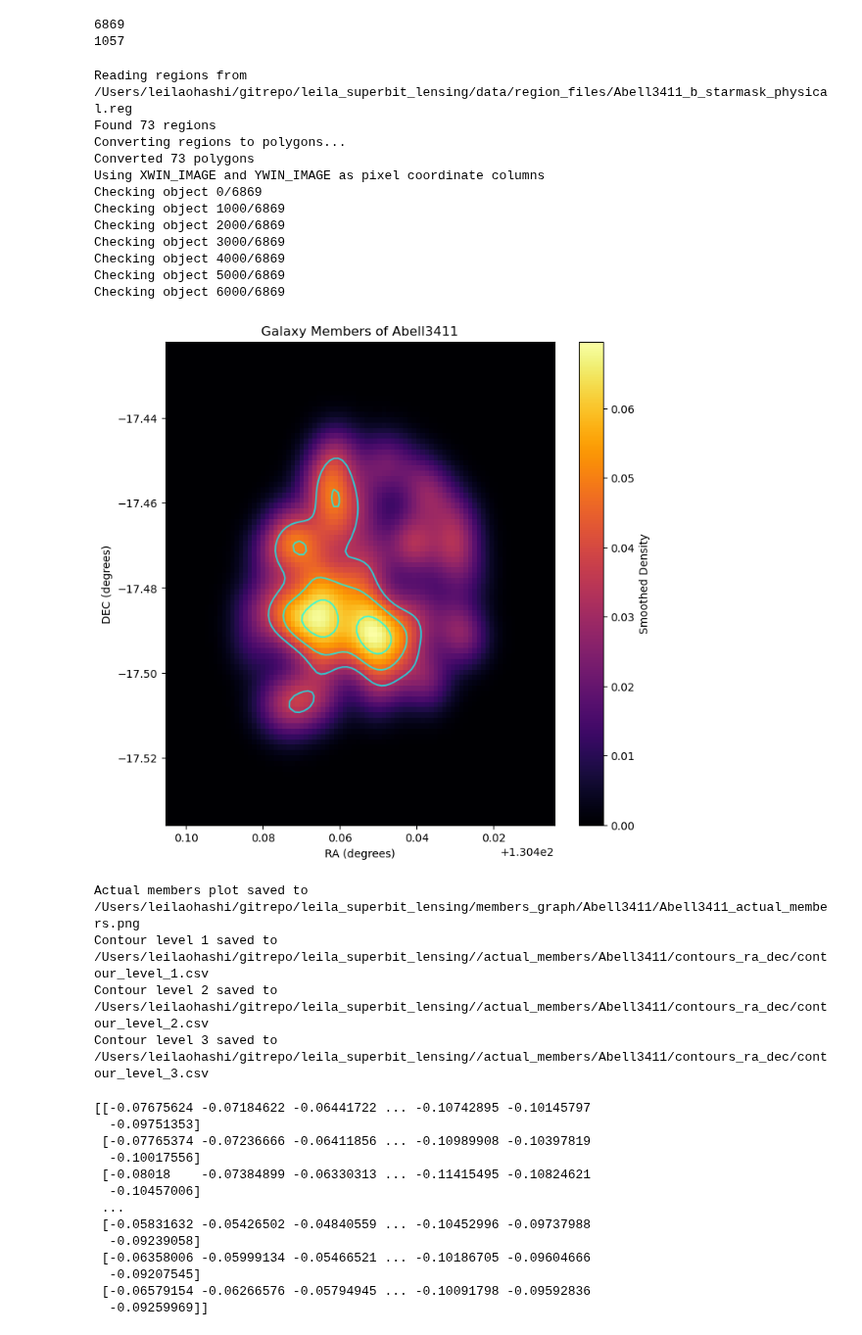
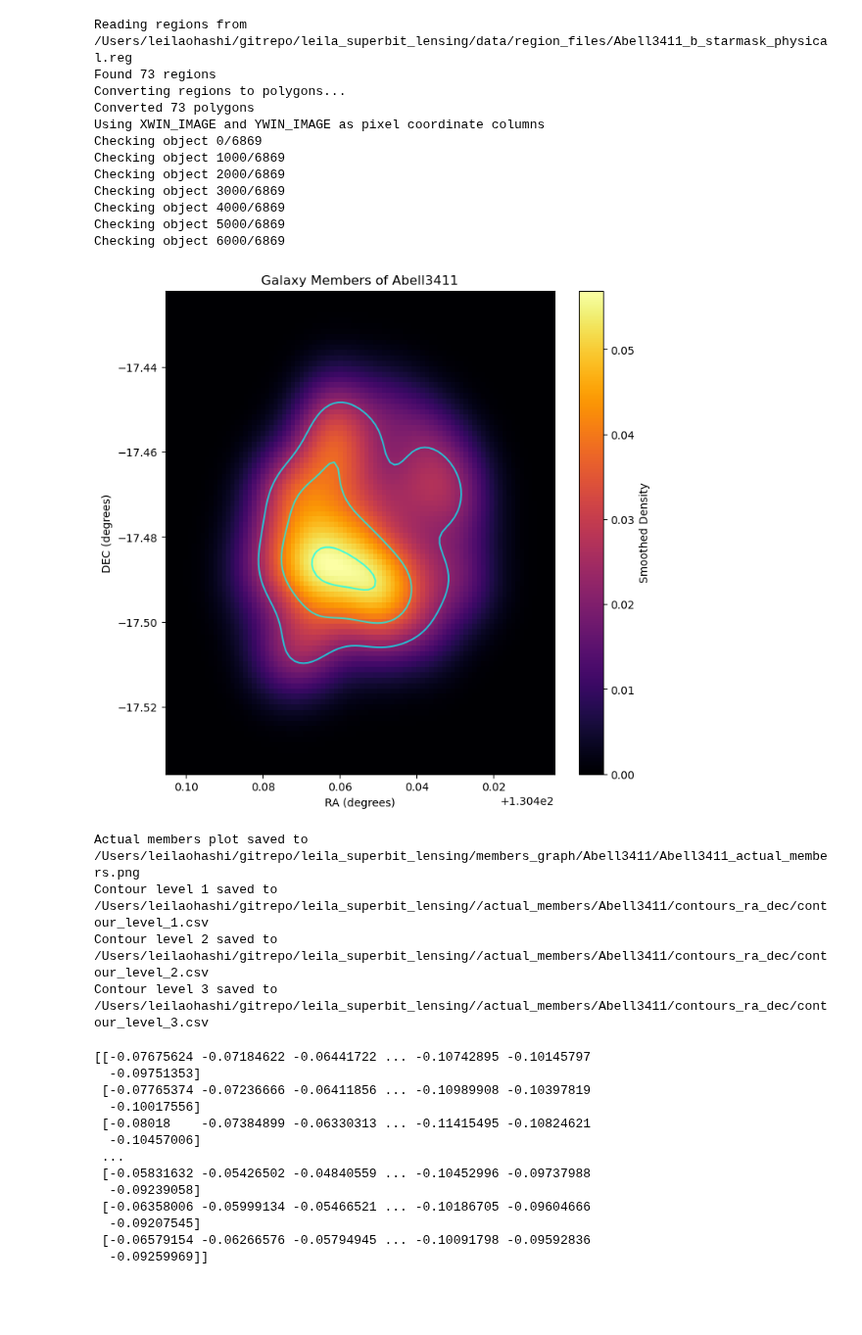
Before and after one commit to LeilaOhashi/leila_superbit_lensing, a Jupyter notebook: notebooks/leila_redseq.ipynb, the cells around one changed output. Shown at 98% size. Cells and saved outputs as stored; diff of their text form; code cells hidden in the pictures; blank space fills up the shorter version.

Commit message:
Cleaned up code and cropped convergence map

```diff
--- a/notebooks/leila_redseq.ipynb
+++ b/notebooks/leila_redseq.ipynb
@@ -9,0 +38,3 @@ The autoreload extension is already loaded. To reload it, use:
+# %%
+xray_contour_percentiles = [85, 99] # change to desired percentiles for x-ray contours
+xray_contour_number = 3 # number of contour levels to save (e.g., 3 means 3 levels: 70th, 80th, 90th percentiles)
@@ -10,16 +160,5 @@ The autoreload extension is already loaded. To reload it, use:
 # %%
-cluster_name = 'Abell3411'
-datadir = "/Users/leilaohashi/gitrepo/leila_superbit_lensing/" # Change to your data directory!
-# utils.TARGET_LIST = os.path.join(datadir, "SuperBIT_target_list.csv")
-# analyzer = ClusterRedSequenceAnalysis(cluster_name, datadir=datadir, delz=0.02)
-# analyzer.load_data()
-
-# smoothing, bins, etc. parameters
-xray_contour_percentiles = [70, 99] # change to desired percentiles for x-ray contours
-xray_contour_number = 3 # number of contour levels to save (e.g., 3 means 3 levels: 70th, 80th, 90th percentiles)
 hist_bins = 50 # change bins here for 2D histogram of actual members
-hist_sigma = 2 # change smoothing for 2D histogram of actual members
-members_contour_percentiles = [90, 99] # change to desired percentiles for actual member contours
+hist_sigma = 5 # change smoothing for 2D histogram of actual members
+members_contour_percentiles = [80, 99] # change to desired percentiles for actual member contours
 members_contour_number = 3 # number of contour levels to save for actual members (e.g., 3 means 3 levels: 70th, 80th, 90th percentiles)
-conv_contour_percentiles = [75, 99] # change to desired percentiles for actual member contours
-conv_contour_number = 3 # number of contour levels to save for actual members (e.g., 3 means 3 levels: 70th, 80th, 90th percentiles)
@@ -271,62 +165,4 @@ X-ray image saved to /Users/leilaohashi/gitrepo/leila_superbit_lensing//x_ray_im
-# %%
-from astropy.table import Table, vstack, hstack
-import numpy as np
-from esutil import htm
-from astropy.io import fits
-import os
-
-cluster_name = "Abell3411"
-color_path = f"{datadir}data/color_mags/"
-mcal_path = f"{datadir}mcal/"
-
-color_cat_path = os.path.join(
-    color_path, cluster_name, f"{cluster_name}_colors_mags.fits")
-mcal_cat_path = os.path.join(
-    mcal_path, cluster_name, f"{cluster_name}_b_mcal_combined.fits")
-
-colors_mags = Table.read(color_cat_path, memmap=True)
-mcal = Table.read(mcal_cat_path, memmap=True)
-
-mcal_matcher = htm.Matcher(16, ra=mcal['ra'], dec=mcal['dec'])
-
-colors_ind, mcal_ind, dist = mcal_matcher.match(
-    ra=colors_mags['ra'], dec=colors_mags['dec'],
-    maxmatch=1, radius=0.8/3600)
-print(len(dist))
-
-mcal = mcal[mcal_ind]
-colors_mags = colors_mags[colors_ind]
-
-g1 = mcal['g_noshear'][:,0]
-g2 = mcal['g_noshear'][:,1]
-colors_mags.add_columns([g1, g2], names=["g1_noshear", "g2_noshear"])
-
-wg = colors_mags['is_red_sequence']
-print(np.sum(wg))
-
-outname = os.path.splitext(color_cat_path)[0] + '_clean_nors.fits'
-colors_mags[wg].write(outname, format='fits', overwrite=True)
-
-all_ra = colors_mags['ra']
-all_dec = colors_mags['dec']
-all_ra = np.array(all_ra)
-all_dec = np.array(all_dec)
-all_pixels_x = wcs.wcs_world2pix(all_ra, all_dec, 0)[0]
-all_pixels_y = wcs.wcs_world2pix(all_ra, all_dec, 0)[1]
-colors_mags['XWIN_IMAGE'] = all_pixels_x
-colors_mags['YWIN_IMAGE'] = all_pixels_y
-# %% [output]
-6869
-1057
 # %%
-import os
-import matplotlib.pyplot as plt
-from astropy.io import fits
-import numpy as np
-from scipy.ndimage import gaussian_filter
-from shapely.geometry import Point, Polygon
-import pyregion
-
 def separate_catalog_by_regions(reg_file, catalog):
     # Read the region file with pyregion
     print(f"Reading regions from {reg_file}")
@@ -394,7 +230,7 @@ pad = 20
 padded_counts = np.pad(counts, pad_width=pad, mode='constant', constant_values=0)
 
 # Smoothing
-smoothed_padded_counts = gaussian_filter(padded_counts, sigma=4)
+smoothed_padded_counts = gaussian_filter(padded_counts, sigma=6)
 
 # Plot smoothed histogram
 plt.figure(figsize=(8, 8))
@@ -438,34 +274,34 @@ for i, collection in enumerate(members_cs.collections):
 
     contour_save_path = os.path.join(save_dir, f'contour_level_{i+1}.csv')
 
     with open(contour_save_path, 'w', newline='') as csvfile:
         writer = csv.writer(csvfile)
         writer.writerow(['RA', 'Dec'])
 
         for path in collection.get_paths():
             contour_points = densify_vertices(path.vertices, factor=2)
             ax.scatter(contour_points[:, 0], contour_points[:, 1], s=2, color='red', alpha=0.7)
             all_members_vertices_ra.extend(contour_points[:,0])
             all_members_vertices_dec.extend(contour_points[:,1])
             writer.writerows(contour_points)
     print(f"Contour level {i+1} saved to {contour_save_path}")
 
 all_members_vertices_ra = np.array(all_members_vertices_ra)
 all_members_vertices_dec = np.array(all_members_vertices_dec)
 # %% [output]
 Reading regions from /Users/leilaohashi/gitrepo/leila_superbit_lensing/data/region_files/Abell3411_b_starmask_physical.reg
 Found 73 regions
 Converting regions to polygons...
 Converted 73 polygons
 Using XWIN_IMAGE and YWIN_IMAGE as pixel coordinate columns
 Checking object 0/6869
 Checking object 1000/6869
 Checking object 2000/6869
 Checking object 3000/6869
 Checking object 4000/6869
 Checking object 5000/6869
 Checking object 6000/6869
-[figure, old version]
+[figure, new version]
 Actual members plot saved to /Users/leilaohashi/gitrepo/leila_superbit_lensing/members_graph/Abell3411/Abell3411_actual_members.png
 Contour level 1 saved to /Users/leilaohashi/gitrepo/leila_superbit_lensing//actual_members/Abell3411/contours_ra_dec/contour_level_1.csv
 Contour level 2 saved to /Users/leilaohashi/gitrepo/leila_superbit_lensing//actual_members/Abell3411/contours_ra_dec/contour_level_2.csv
```
Also changed, not shown: parts of 19 cells of this notebook.
